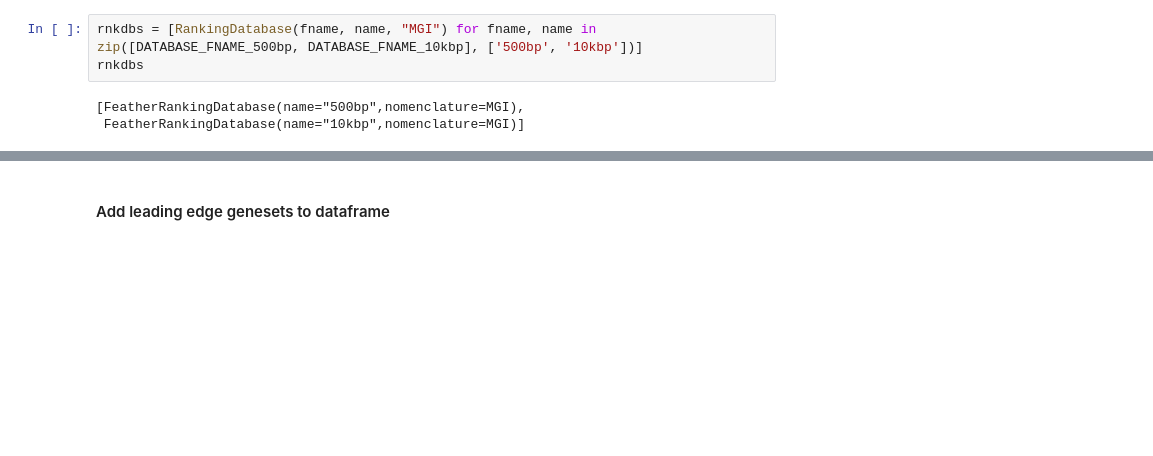
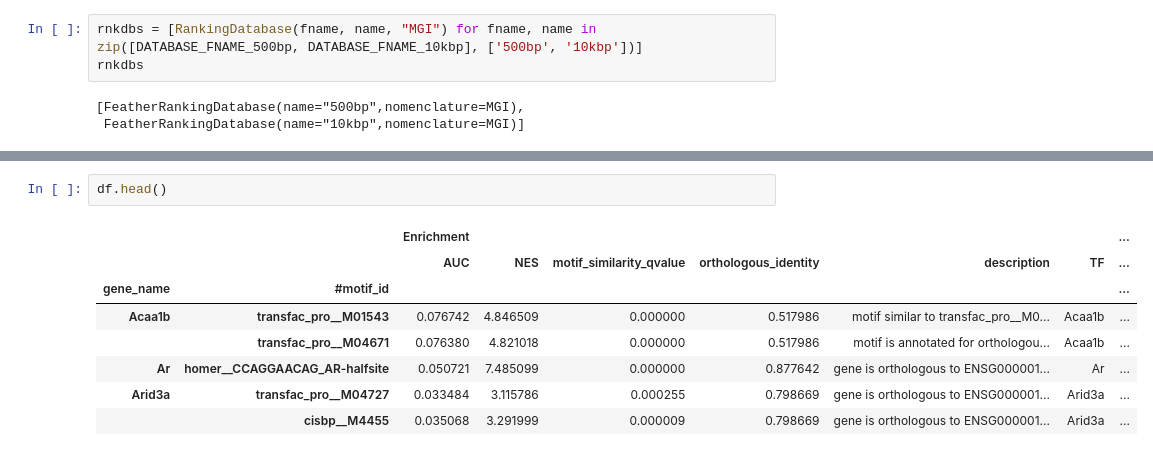
Before and after one commit to aertslab/pySCENIC, a Jupyter notebook: notebooks/pySCENIC - Comparison to R implementation of the pipeline.ipynb, the cells around one changed output, grey strips where cells are left out. Cells and saved outputs as stored; diff of their text form; blank space fills up the shorter version.

```diff
--- a/notebooks/pySCENIC - Comparison to R implementation of the pipeline.ipynb
+++ b/notebooks/pySCENIC - Comparison to R implementation of the pipeline.ipynb
@@ -218,2 +215,11 @@ len(df)
-# %% [markdown]
-#### Add leading edge genesets to dataframe
+# %%
+df.head()
+# %% [output]
+|  |  | Enrichment |  |  |  |  |  | ... |
+|  |  | AUC | NES | motif_similarity_qvalue | orthologous_identity | description | TF | ... |
+| gene_name | #motif_id |  |  |  |  |  |  | ... |
+| Acaa1b | transfac_pro__M01543 | 0.076742 | 4.846509 | 0.000000 | 0.517986 | motif similar to transfac_pro__M0... | Acaa1b | ... |
+|  | transfac_pro__M04671 | 0.076380 | 4.821018 | 0.000000 | 0.517986 | motif is annotated for orthologou... | Acaa1b | ... |
+| Ar | homer__CCAGGAACAG_AR-halfsite | 0.050721 | 7.485099 | 0.000000 | 0.877642 | gene is orthologous to ENSG000001... | Ar | ... |
+| Arid3a | transfac_pro__M04727 | 0.033484 | 3.115786 | 0.000255 | 0.798669 | gene is orthologous to ENSG000001... | Arid3a | ... |
+|  | cisbp__M4455 | 0.035068 | 3.291999 | 0.000009 | 0.798669 | gene is orthologous to ENSG000001... | Arid3a | ... |
```
Also changed, not shown: parts of 13 cells of this notebook, 2 other files.
